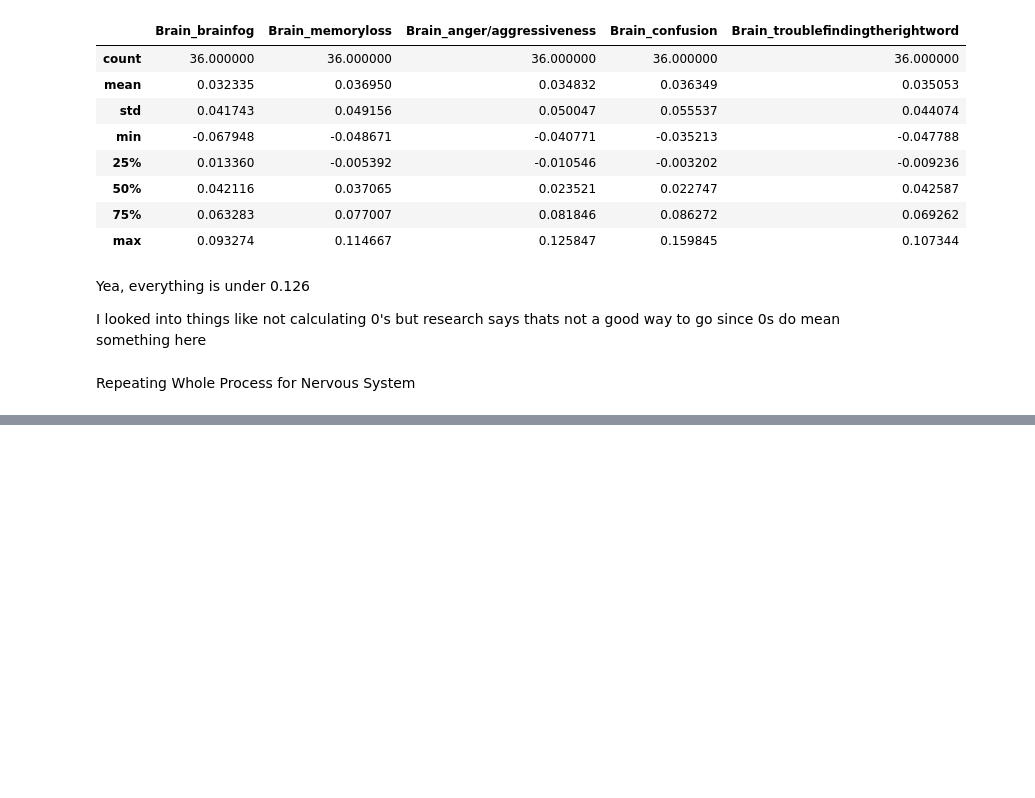
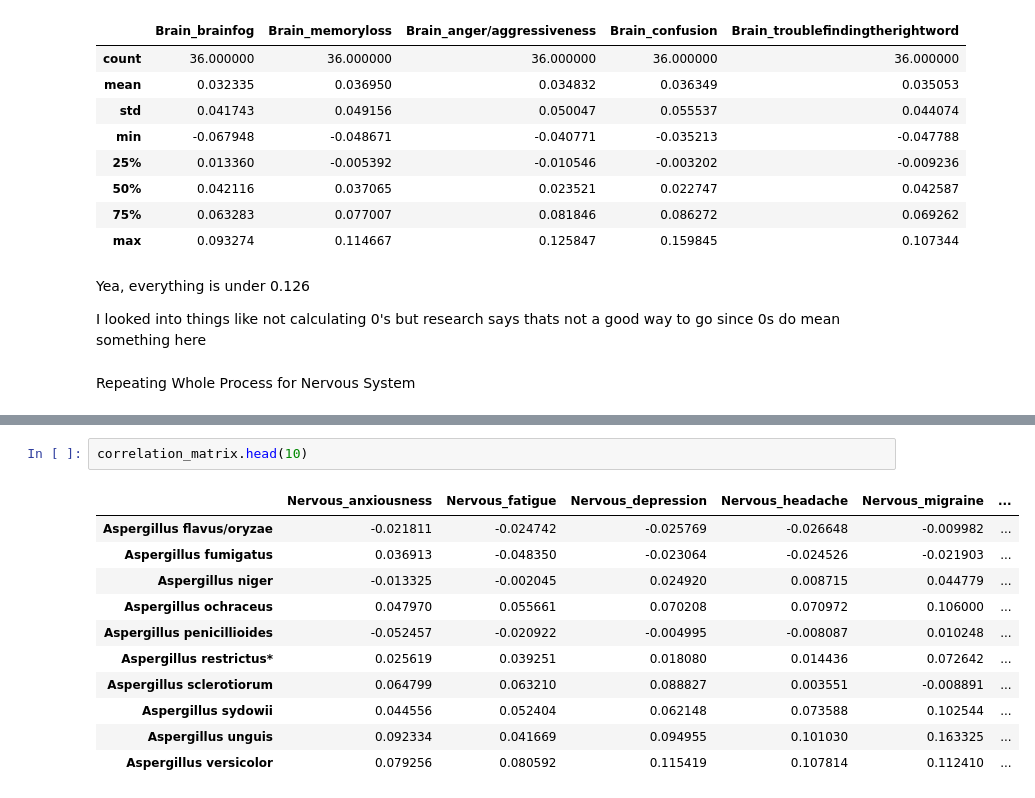
Before and after one commit to AITHIOMB/Home-Health-Impact, a Jupyter notebook: Bonnie W/visualization.ipynb, the cells around one changed output, grey strips where cells are left out. Drawn from its saved outputs; the diff is of its cells as text; blank space fills up the shorter version.

```diff
--- a/Bonnie W/visualization.ipynb
+++ b/Bonnie W/visualization.ipynb
@@ -159,0 +188,14 @@ Repeating Whole Process for Nervous System
+# %%
+correlation_matrix.head(10)
+# %% [output]
+|  | Nervous_anxiousness | Nervous_fatigue | Nervous_depression | Nervous_headache | Nervous_migraine | ... |
+| Aspergillus flavus/oryzae | -0.021811 | -0.024742 | -0.025769 | -0.026648 | -0.009982 | ... |
+| Aspergillus fumigatus | 0.036913 | -0.048350 | -0.023064 | -0.024526 | -0.021903 | ... |
+| Aspergillus niger | -0.013325 | -0.002045 | 0.024920 | 0.008715 | 0.044779 | ... |
+| Aspergillus ochraceus | 0.047970 | 0.055661 | 0.070208 | 0.070972 | 0.106000 | ... |
+| Aspergillus penicillioides | -0.052457 | -0.020922 | -0.004995 | -0.008087 | 0.010248 | ... |
+| Aspergillus restrictus* | 0.025619 | 0.039251 | 0.018080 | 0.014436 | 0.072642 | ... |
+| Aspergillus sclerotiorum | 0.064799 | 0.063210 | 0.088827 | 0.003551 | -0.008891 | ... |
+| Aspergillus sydowii | 0.044556 | 0.052404 | 0.062148 | 0.073588 | 0.102544 | ... |
+| Aspergillus unguis | 0.092334 | 0.041669 | 0.094955 | 0.101030 | 0.163325 | ... |
+| Aspergillus versicolor | 0.079256 | 0.080592 | 0.115419 | 0.107814 | 0.112410 | ... |
```
Also changed, not shown: parts of 3 cells of this notebook, 1 other file.
